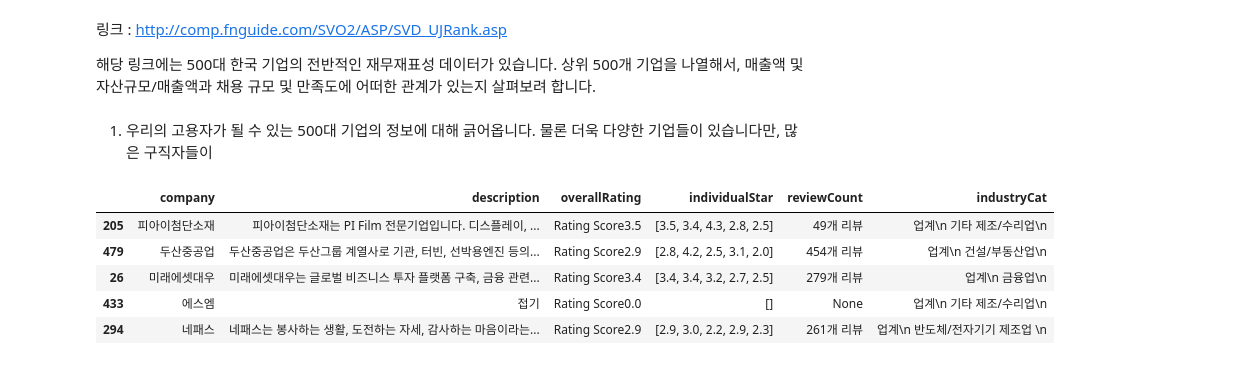
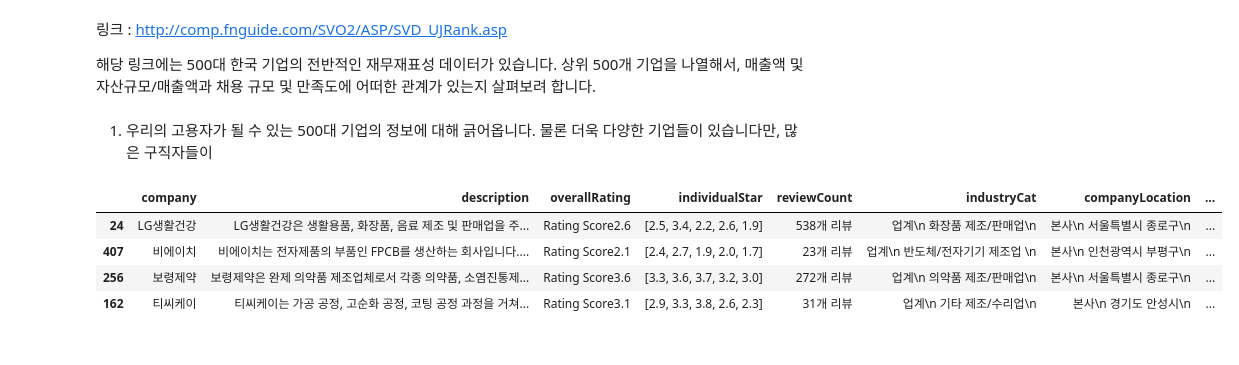
Before and after one commit to woo2201/ColabDrive, a Jupyter notebook: JobMarket_visualization.ipynb, the cells around one changed output. Drawn from its saved outputs; the diff is of its cells as text; code cells hidden in the pictures.

```diff
--- a/JobMarket_visualization.ipynb
+++ b/JobMarket_visualization.ipynb
@@ -87,13 +92,31 @@ class infoParser:
         except AttributeError as e:
             return None
         return val
+
+    def companyLocation(self):
+        try:
+            val = self.bsObject.select_one('#wrap > section > div > div > div.cpctw.cpovw > div > div > div > section.overview > ul > li:nth-of-type(3)').text
+        except AttributeError as e:
+            return None
+        return val
+
+    def reviewText(self):
+        try:
+            self.html = urlopen("https://www.teamblind.com/kr/company/" + urllib.parse.quote(str(self.company)) + '/reviews')
+            self.bsObject = BeautifulSoup(self.html, "html.parser", from_encoding='utf-8')
+            val = self.bsObject.select_one('#wrap > section > div > div > div.cpctw > div > div > div > div > section:nth-of-type(2) > div.review_all > div:nth-of-type(1) > div > div.review_item_inr').text.split('  장점')[-1]
+        except (AttributeError, HTTPError) as e:
+            return None
+        return val
 # %%
 df = pd.DataFrame({'company' : [],
                    'description': [],
                    'overallRating': [],
                    'individualStar' : [],
                    'reviewCount': [],
-                   'industryCat': []})  # starName = [str(i.text) for i in bsObject.find_all('span', {'class' : 'desc'})][0:5]; starName
+                   'industryCat': [],
+                   'companyLocation': [],
+                   'reviewText' : []})# starName = [str(i.text) for i in bsObject.find_all('span', {'class' : 'desc'})][0:5]; starName
 
 for cpny in companies['종목명']:
     test = infoParser(company = cpny)
@@ -102,18 +125,19 @@ for cpny in companies['종목명']:
             'overallRating': test.overallRating(),
             'individualStar' : test.individualStar(),
             'reviewCount': test.reviewCount(),
-            'industryCat': test.industryCategory()}
+            'industryCat': test.industryCategory(),
+            'companyLocation' : test.companyLocation(),
+            'reviewText' : test.reviewText()}
 
     df = df.append(adix, ignore_index = True)
 # %%
-df.sample(5)
+df.sample(4)
 # %% [output]
-|  | company | description | overallRating | individualStar | reviewCount | industryCat |
-| 205 | 피아이첨단소재 | 피아이첨단소재는 PI Film 전문기업입니다. 디스플레이, ... | Rating Score3.5 | [3.5, 3.4, 4.3, 2.8, 2.5] | 49개 리뷰 | 업계\n 기타 제조/수리업\n |
-| 479 | 두산중공업 | 두산중공업은 두산그룹 계열사로 기관, 터빈, 선박용엔진 등의... | Rating Score2.9 | [2.8, 4.2, 2.5, 3.1, 2.0] | 454개 리뷰 | 업계\n 건설/부동산업\n |
-| 26 | 미래에셋대우 | 미래에셋대우는 글로벌 비즈니스 투자 플랫폼 구축, 금융 관련... | Rating Score3.4 | [3.4, 3.4, 3.2, 2.7, 2.5] | 279개 리뷰 | 업계\n 금융업\n |
-| 433 | 에스엠 | 접기 | Rating Score0.0 | [] | None | 업계\n 기타 제조/수리업\n |
-| 294 | 네패스 | 네패스는 봉사하는 생활, 도전하는 자세, 감사하는 마음이라는... | Rating Score2.9 | [2.9, 3.0, 2.2, 2.9, 2.3] | 261개 리뷰 | 업계\n 반도체/전자기기 제조업 \n |
+|  | company | description | overallRating | individualStar | reviewCount | industryCat | companyLocation | ... |
+| 24 | LG생활건강 | LG생활건강은 생활용품, 화장품, 음료 제조 및 판매업을 주... | Rating Score2.6 | [2.5, 3.4, 2.2, 2.6, 1.9] | 538개 리뷰 | 업계\n 화장품 제조/판매업\n | 본사\n 서울특별시 종로구\n | ... |
+| 407 | 비에이치 | 비에이치는 전자제품의 부품인 FPCB를 생산하는 회사입니다.... | Rating Score2.1 | [2.4, 2.7, 1.9, 2.0, 1.7] | 23개 리뷰 | 업계\n 반도체/전자기기 제조업 \n | 본사\n 인천광역시 부평구\n | ... |
+| 256 | 보령제약 | 보령제약은 완제 의약품 제조업체로서 각종 의약품, 소염진통제... | Rating Score3.6 | [3.3, 3.6, 3.7, 3.2, 3.0] | 272개 리뷰 | 업계\n 의약품 제조/판매업\n | 본사\n 서울특별시 종로구\n | ... |
+| 162 | 티씨케이 | 티씨케이는 가공 공정, 고순화 공정, 코팅 공정 과정을 거쳐... | Rating Score3.1 | [2.9, 3.3, 3.8, 2.6, 2.3] | 31개 리뷰 | 업계\n 기타 제조/수리업\n | 본사\n 경기도 안성시\n | ... |
 # %%
 df = df[~df.description.isnull()]
 # %%
```
Also changed, not shown: parts of 10 cells of this notebook.
